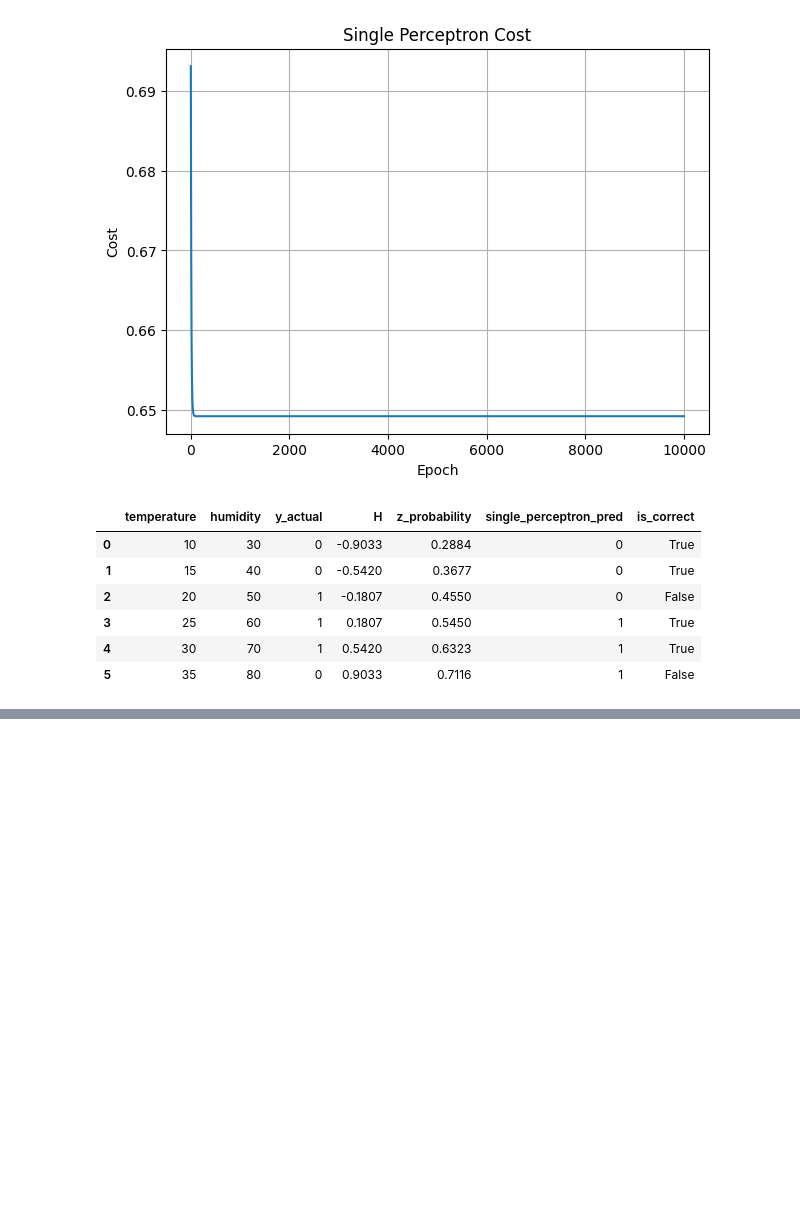
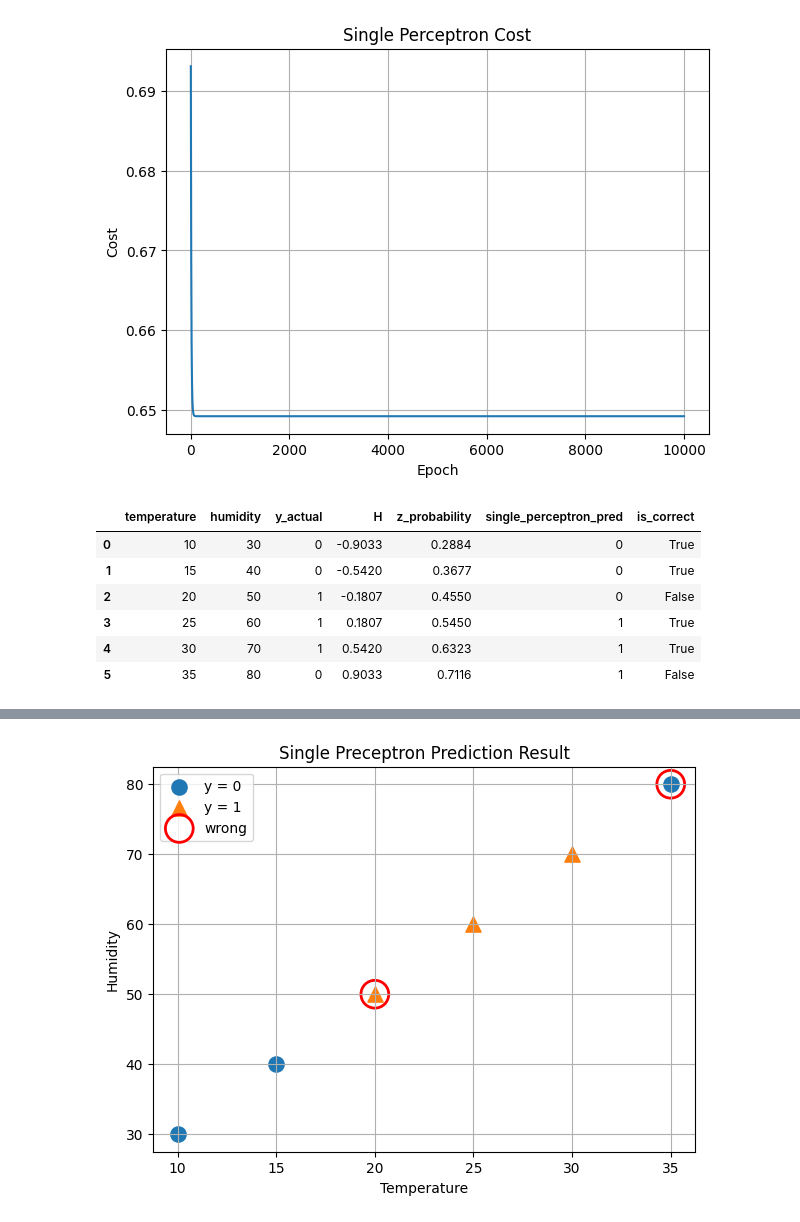
Before and after one commit to zzioozzioo/h26_DL, a Jupyter notebook: DL/14_단일_퍼셉트론_한계.ipynb, the cells around one changed output, grey strips where cells are left out. Cells and saved outputs as stored; diff of their text form; code cells hidden in the pictures; blank space fills up the shorter version.

Commit message:
add: 단일 퍼셉트론 한계 및 멀티레이어 퍼셉트론의 필요성 실습 완료

```diff
--- a/DL/14_단일_퍼셉트론_한계.ipynb
+++ b/DL/14_단일_퍼셉트론_한계.ipynb
@@ -309,0 +358,44 @@ result_df
+# %%
+# 실제 정답 기준으로 데이터를 나눕니다.
+# mask0: y가 0인 데이터
+# mask1: y가 1인 데이터
+mask0 = df['y'] == 0
+mask1 = df['y'] == 1
+# %%
+# 단일 퍼셉트론의 예측 결과를 그래프로 확인합니다.
+# 동그라미(o): 실제 정답 y = 0
+# 세모(^): 실제 정답 y = 1
+# 큰 빨간 원: 예측이 틀린 데이터
+plt.figure(figsize=(7, 5))
+
+# 실제 정답이 0인 데이터 표시
+plt.scatter(
+    df.loc[mask0, 'temperature'], df.loc[mask0, 'humidity'],
+    marker='o', s=120, label='y = 0'
+)
+# 실제 정답이 1인 데이터 표시
+plt.scatter(
+    df.loc[mask1, 'temperature'], df.loc[mask1, 'humidity'],
+    marker='^', s=120, label='y = 1'
+)
+# 예측이 틀린 데이터만 선택합니다.
+wrong_df = result_df[result_df['is_correct'] == False]
+# 틀린 데이터가 있으면 큰 빨간 원으로 강조합니다.
+if len(wrong_df) > 0:
+    plt.scatter(
+        wrong_df['temperature'], wrong_df['humidity'],
+        s=400, facecolors='none', edgecolors='red',
+        linewidths=2, label='wrong'
+    )
+# 그래프 제목과 축 이름을 설정합니다.
+plt.xlabel('Temperature')
+plt.ylabel('Humidity')
+plt.title('Single Preceptron Prediction Result')
+
+# 범례와 격자를 표시합니다.
+plt.legend()
+plt.grid(True)
+
+plt.show()
+# %% [output]
+[figure, added]
```
Also changed, not shown: parts of 2 cells of this notebook.
